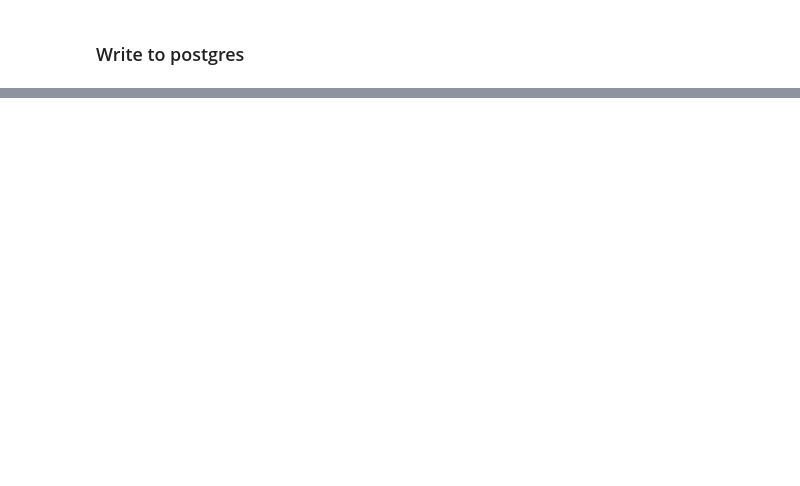
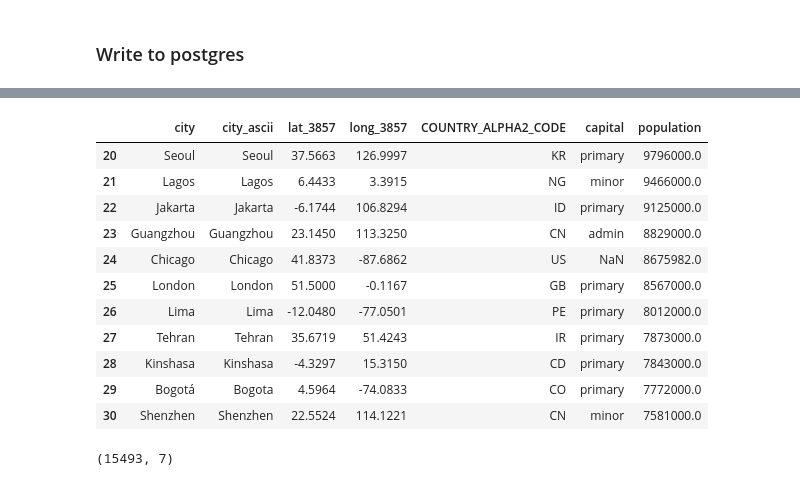
Before and after one commit to laraschmitt/news_flow, a Jupyter notebook: test_import_from_one_day.ipynb, the cells around one changed output, grey strips where cells are left out. Cells and saved outputs as stored; diff of their text form; code cells hidden in the pictures; blank space fills up the shorter version.

Commit message:
add location ref lookups

```diff
--- a/test_import_from_one_day.ipynb
+++ b/test_import_from_one_day.ipynb
@@ -341,3 +421,30 @@ Japan
 scanned jsons : 250819
  with some location information and user url given : 1396
  with some location information, user url and country name mentioned : 98
+# %%
+# lookup table world cities - coordinates
+df_co_from_cities = pd.read_csv('./data/location_ref/simplemaps_worldcities_basicv1.6/worldcities.csv')
+# has also the googlemaps EPSG!
+
+df_co_from_cities = df_co_from_cities.rename({'iso2': 'COUNTRY_ALPHA2_CODE', 'lat': 'lat_3857', 'lng': 'long_3857'}, axis='columns')
+
+# drop columns
+df_co_from_cities = df_co_from_cities.drop(columns=['id', 'iso3', 'admin_name', 'country'])
+df_co_from_cities.loc[20:30]
+# %% [output]
+|  | city | city_ascii | lat_3857 | long_3857 | COUNTRY_ALPHA2_CODE | capital | population |
+| 20 | Seoul | Seoul | 37.5663 | 126.9997 | KR | primary | 9796000.0 |
+| 21 | Lagos | Lagos | 6.4433 | 3.3915 | NG | minor | 9466000.0 |
+| 22 | Jakarta | Jakarta | -6.1744 | 106.8294 | ID | primary | 9125000.0 |
+| 23 | Guangzhou | Guangzhou | 23.1450 | 113.3250 | CN | admin | 8829000.0 |
+| 24 | Chicago | Chicago | 41.8373 | -87.6862 | US | NaN | 8675982.0 |
+| 25 | London | London | 51.5000 | -0.1167 | GB | primary | 8567000.0 |
+| 26 | Lima | Lima | -12.0480 | -77.0501 | PE | primary | 8012000.0 |
+| 27 | Tehran | Tehran | 35.6719 | 51.4243 | IR | primary | 7873000.0 |
+| 28 | Kinshasa | Kinshasa | -4.3297 | 15.3150 | CD | primary | 7843000.0 |
+| 29 | Bogotá | Bogota | 4.5964 | -74.0833 | CO | primary | 7772000.0 |
+| 30 | Shenzhen | Shenzhen | 22.5524 | 114.1221 | CN | minor | 7581000.0 |
+# %%
+df_co_from_cities.shape
+# %% [output]
+(15493, 7)
```
Also changed, not shown: parts of 27 cells of this notebook, 6 other files.
